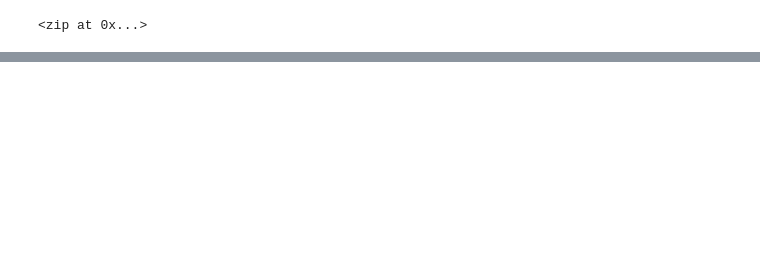
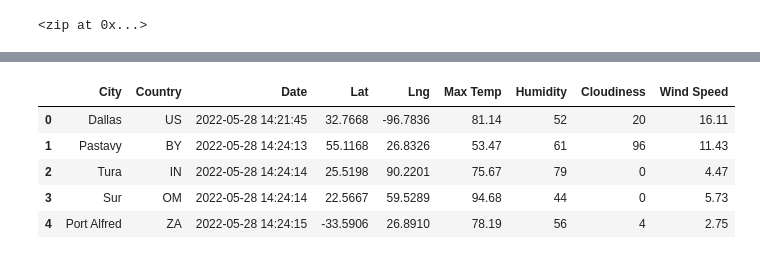
Before and after one commit to tleonard128/World_Weather_Analysis, a Jupyter notebook: WeatherPy.ipynb, the cells around one changed output, grey strips where cells are left out. Saved outputs shown, nothing was run; the diff lists cells and outputs as text; code cells hidden in the pictures; blank space fills up the shorter version.

```diff
--- a/WeatherPy.ipynb
+++ b/WeatherPy.ipynb
@@ -40,0 +151,12 @@ len(cities)
+# %%
+new_column_order = ["City", "Country","Date","Lat","Lng","Max Temp","Humidity","Cloudiness","Wind Speed"]
+# %%
+city_data_df = city_data_df[new_column_order]
+city_data_df.head()
+# %% [output]
+|  | City | Country | Date | Lat | Lng | Max Temp | Humidity | Cloudiness | Wind Speed |
+| 0 | Dallas | US | 2022-05-28 14:21:45 | 32.7668 | -96.7836 | 81.14 | 52 | 20 | 16.11 |
+| 1 | Pastavy | BY | 2022-05-28 14:24:13 | 55.1168 | 26.8326 | 53.47 | 61 | 96 | 11.43 |
+| 2 | Tura | IN | 2022-05-28 14:24:14 | 25.5198 | 90.2201 | 75.67 | 79 | 0 | 4.47 |
+| 3 | Sur | OM | 2022-05-28 14:24:14 | 22.5667 | 59.5289 | 94.68 | 44 | 0 | 5.73 |
+| 4 | Port Alfred | ZA | 2022-05-28 14:24:15 | -33.5906 | 26.8910 | 78.19 | 56 | 4 | 2.75 |
```
Also changed, not shown: parts of 7 cells of this notebook, 1 other file.
